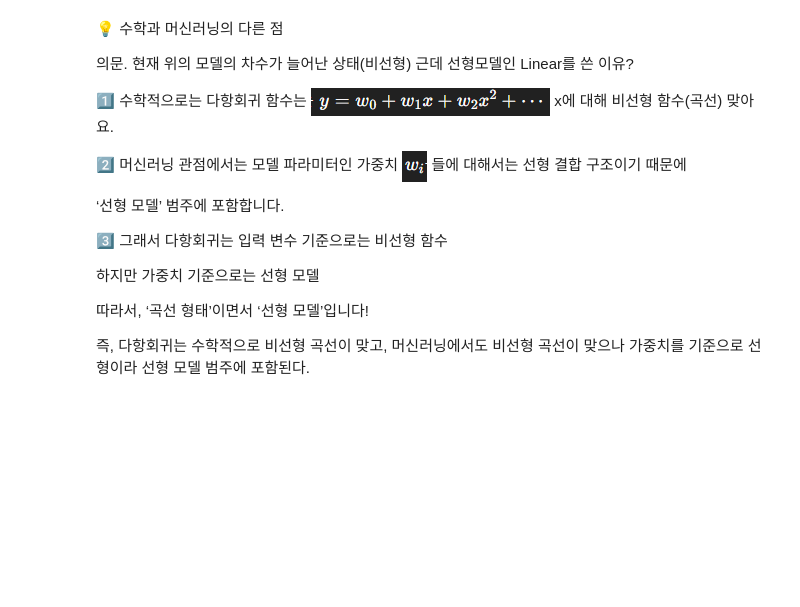
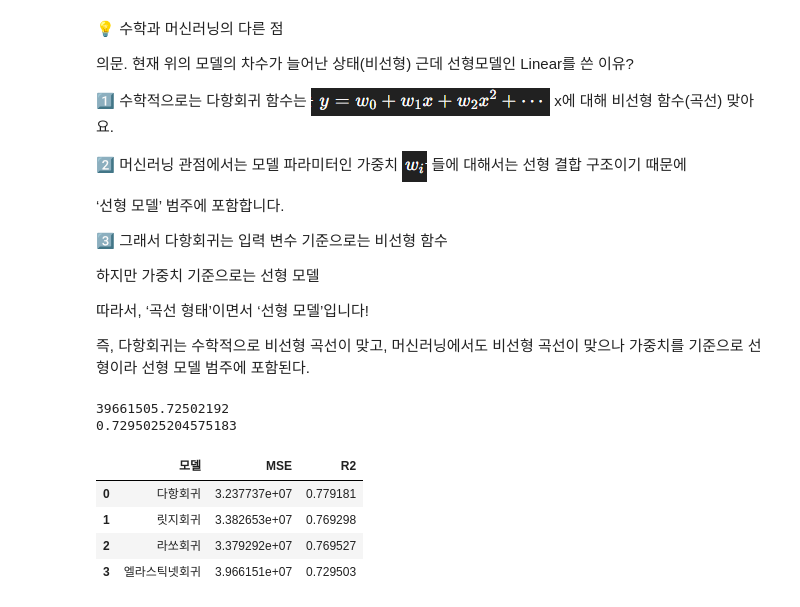
Before and after one commit to damdam1219/lg_project, a Jupyter notebook: 10-1. 보험률예측모델.ipynb, the cells around one changed output. Saved outputs shown, nothing was run; the diff lists cells and outputs as text; code cells hidden in the pictures; blank space fills up the shorter version.

```diff
--- a/10-1. 보험률예측모델.ipynb
+++ b/10-1. 보험률예측모델.ipynb
@@ -196,3 +196,53 @@ x에 대해 비선형 함수(곡선) 맞아요.
 따라서, ‘곡선 형태’이면서 ‘선형 모델’입니다!
 
 즉, 다항회귀는 수학적으로 비선형 곡선이 맞고, 머신러닝에서도 비선형 곡선이 맞으나 가중치를 기준으로 선형이라 선형 모델 범주에 포함된다.
+# %%
+from sklearn.linear_model import Ridge, Lasso, ElasticNet
+ridge = Ridge(alpha= 1.0)
+ridge.fit(X_train, y_train)
+pred_ridge = ridge.predict(X_test)
+
+from sklearn.metrics import mean_squared_error, r2_score
+mse = mean_squared_error(y_test, pred_ridge)
+r2  = r2_score(y_test, pred_ridge)
+mse, r2
+
+ridge = Lasso(alpha= 1.0)
+ridge.fit(X_train, y_train)
+pred_lasso = ridge.predict(X_test)
+
+from sklearn.metrics import mean_squared_error, r2_score
+mse = mean_squared_error(y_test, pred_ridge)
+r2  = r2_score(y_test, pred_ridge)
+mse, r2
+
+enet = ElasticNet(alpha= 0.1, l1_ratio= 0.5)
+enet.fit(X_train, y_train)
+
+enet_pred = enet.predict(X_test)
+print(mean_squared_error(y_test, enet_pred))
+print(r2_score(y_test, enet_pred))
+# %% [output]
+39661505.72502192
+0.7295025204575183
+# %%
+results = pd.DataFrame({
+    '모델': ['다항회귀', '릿지회귀', '라쏘회귀', '엘라스틱넷회귀'],
+    'MSE': [mean_squared_error(y_test, pred_poly),
+            mean_squared_error(y_test, pred_ridge),
+            mean_squared_error(y_test, pred_lasso),
+            mean_squared_error(y_test, enet_pred)
+    ],
+    'R2': [r2_score(y_test, pred_poly),
+           r2_score(y_test, pred_ridge),
+           r2_score(y_test, pred_lasso),
+           r2_score(y_test, enet_pred),]
+})
+
+results
+# %% [output]
+|  | 모델 | MSE | R2 |
+| 0 | 다항회귀 | 3.237737e+07 | 0.779181 |
+| 1 | 릿지회귀 | 3.382653e+07 | 0.769298 |
+| 2 | 라쏘회귀 | 3.379292e+07 | 0.769527 |
+| 3 | 엘라스틱넷회귀 | 3.966151e+07 | 0.729503 |
```
Also changed, not shown: parts of 2 cells of this notebook, 5 other files.
